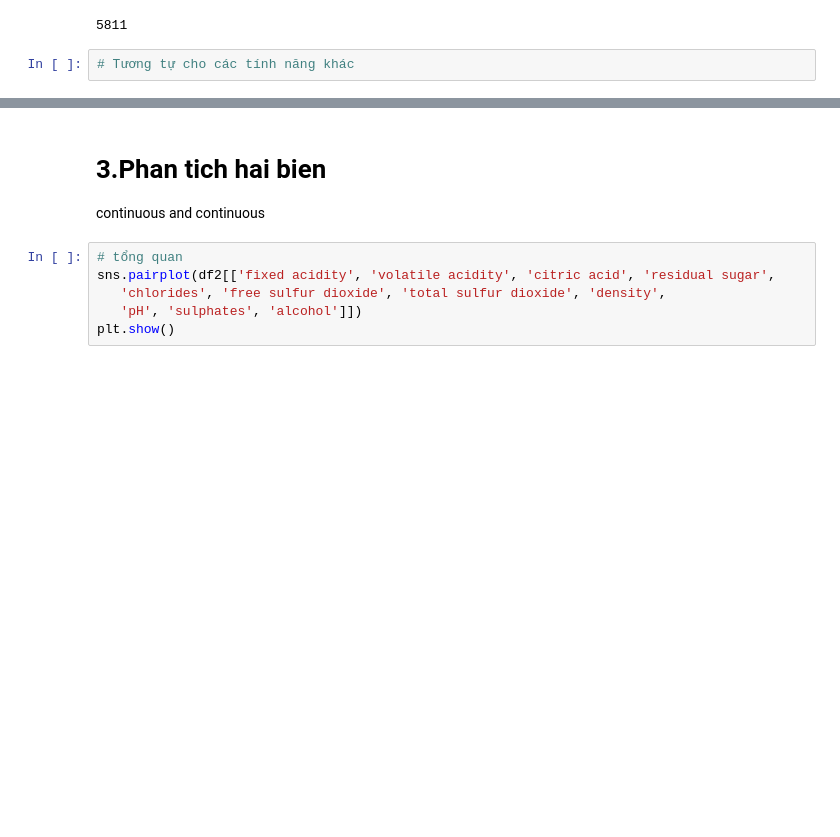
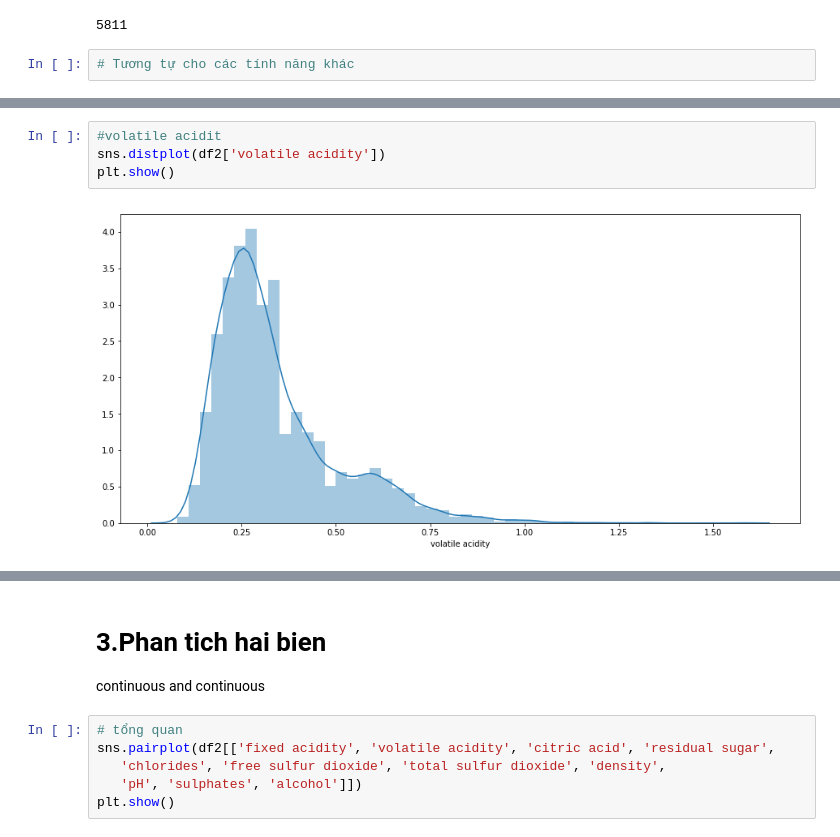
Before and after one commit to dieptran43/LeVanDiep_Pre_processing, a Jupyter notebook: FullName_project_Wine.ipynb, the cells around one changed output, grey strips where cells are left out. Drawn from its saved outputs; the diff is of its cells as text; blank space fills up the shorter version.

```diff
--- a/FullName_project_Wine.ipynb
+++ b/FullName_project_Wine.ipynb
@@ -362,0 +378,6 @@ alcohol_lower
+# %%
+#volatile acidit
+sns.distplot(df2['volatile acidity'])
+plt.show()
+# %% [output]
+[figure, added]
```
Also changed, not shown: parts of 62 cells of this notebook, 2 other files.
